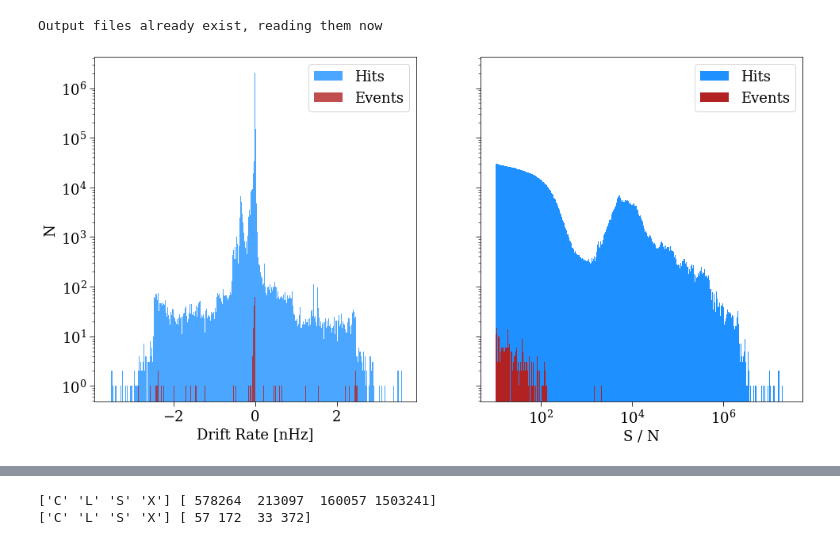
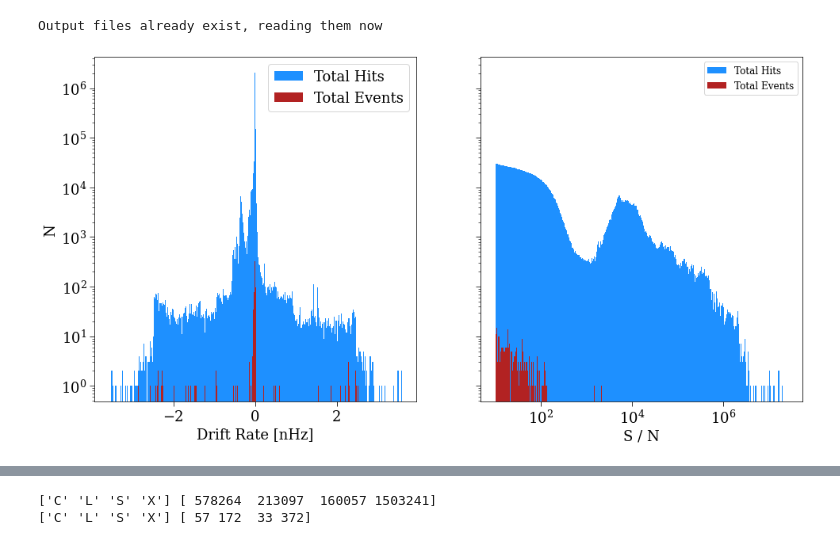
Before and after one commit to noahfranz13/BL-TESSsearch, a Jupyter notebook: analysis/hit_analysis.ipynb, the cells around one changed output, grey strips where cells are left out. Saved outputs shown, nothing was run; the diff lists cells and outputs as text; code cells hidden in the pictures.

Commit message:
finish plots of snr and drift rate by band

```diff
--- a/analysis/hit_analysis.ipynb
+++ b/analysis/hit_analysis.ipynb
@@ -158,36 +158,38 @@ eventdf = eventdf[eventmaskL | eventmaskS | eventmaskC | eventmaskX]
 # %%
 # Drift Rate and SNR plots
 
-def driftRate_SNR_hist(datFileDf, eventFileDf, ax1=None, ax2=None):
+def driftRate_SNR_hist(datFileDf, eventFileDf, L='Total', ax1=None, ax2=None):
     if ax1 == None:
         fig, (ax1, ax2) = plt.subplots(1,2, figsize=(16,8), sharey=True)
+        ax1.set_xlabel('Drift Rate [nHz]')
+        ax1.set_ylabel('N')
+        ax2.set_xlabel('S / N')
 
     nbins = 500
     aa = 0.8
 
-    ax1.hist(datFileDf.DriftRate/(datFileDf.Freq/1000), bins=nbins, alpha=aa, label='Hits')
-    ax1.hist(eventFileDf.DriftRate/(eventFileDf.Freq/1000), bins=nbins, alpha=aa, label='Events')
+    normDatDrift = datFileDf.DriftRate/(datFileDf.Freq/1000)
+    normEventDrift = eventFileDf.DriftRate/(eventFileDf.Freq/1000)
+    ax1.hist(normDatDrift, bins=nbins, alpha=aa, label=L+' Hits')
+    ax1.hist(normEventDrift, bins=nbins, range=(min(normDatDrift), max(normDatDrift)), alpha=aa, label=L+' Events')
     ax1.set_yscale('log')
-    ax1.set_xlabel('Drift Rate [nHz]')
-    ax1.set_ylabel('N')
-    ax1.legend()
+    ax1.legend(fontsize=12)
+    #print(normDatDrift, normEventDrift)
 
     hist, bins = np.histogram(datFileDf.SNR,bins=nbins)
     logbins = np.logspace(np.log10(bins[0]),np.log10(bins[-1]),len(bins))
     hist, bins = np.histogram(datFileDf.SNR,bins=logbins)
-    ax2.bar(bins[:-1], hist, width=np.diff(bins), align="edge", label='Hits')
+    ax2.bar(bins[:-1], hist, width=np.diff(bins), align="edge", label=L+' Hits')
 
     hist, bins = np.histogram(eventFileDf.SNR,bins=nbins)
     logbins = np.logspace(np.log10(bins[0]),np.log10(bins[-1]),len(bins))
     hist, bins = np.histogram(eventFileDf.SNR,bins=logbins)
-    ax2.bar(bins[:-1], hist, width=np.diff(bins), align="edge", label='Events')
+    ax2.bar(bins[:-1], hist, width=np.diff(bins), align="edge", label=L+' Events')
 
     ax2.set_yscale('log')
     ax2.set_xscale('log')
-    ax2.set_xlabel('S / N')
-    #ax2.set_ylabel('N')
-    ax2.legend();
+    ax2.legend(fontsize=12);
 
 driftRate_SNR_hist(datdf, eventdf)
 # %% [output]
-[figure, old version]
+[figure, new version]
```
Also changed, not shown: parts of 2 cells of this notebook.
